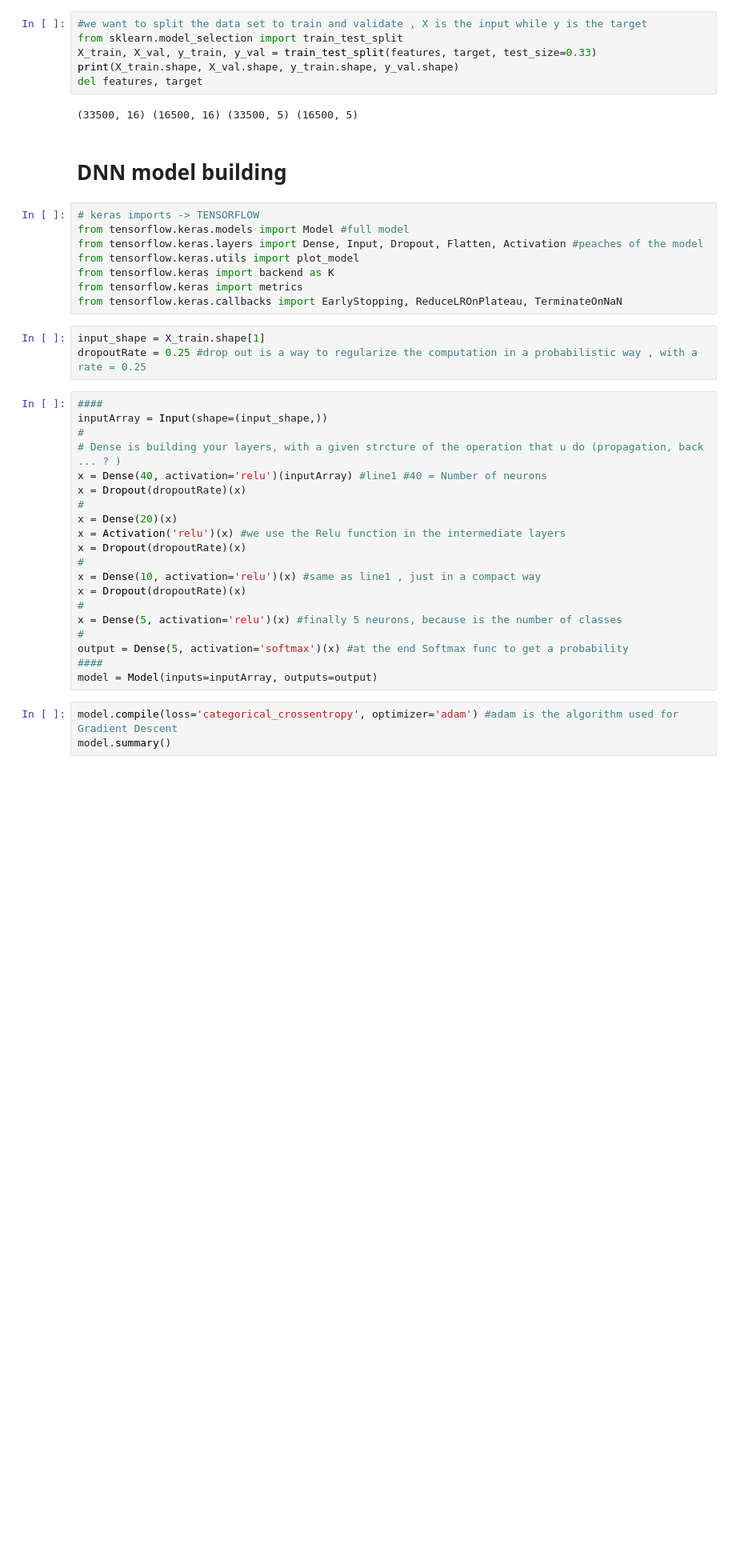
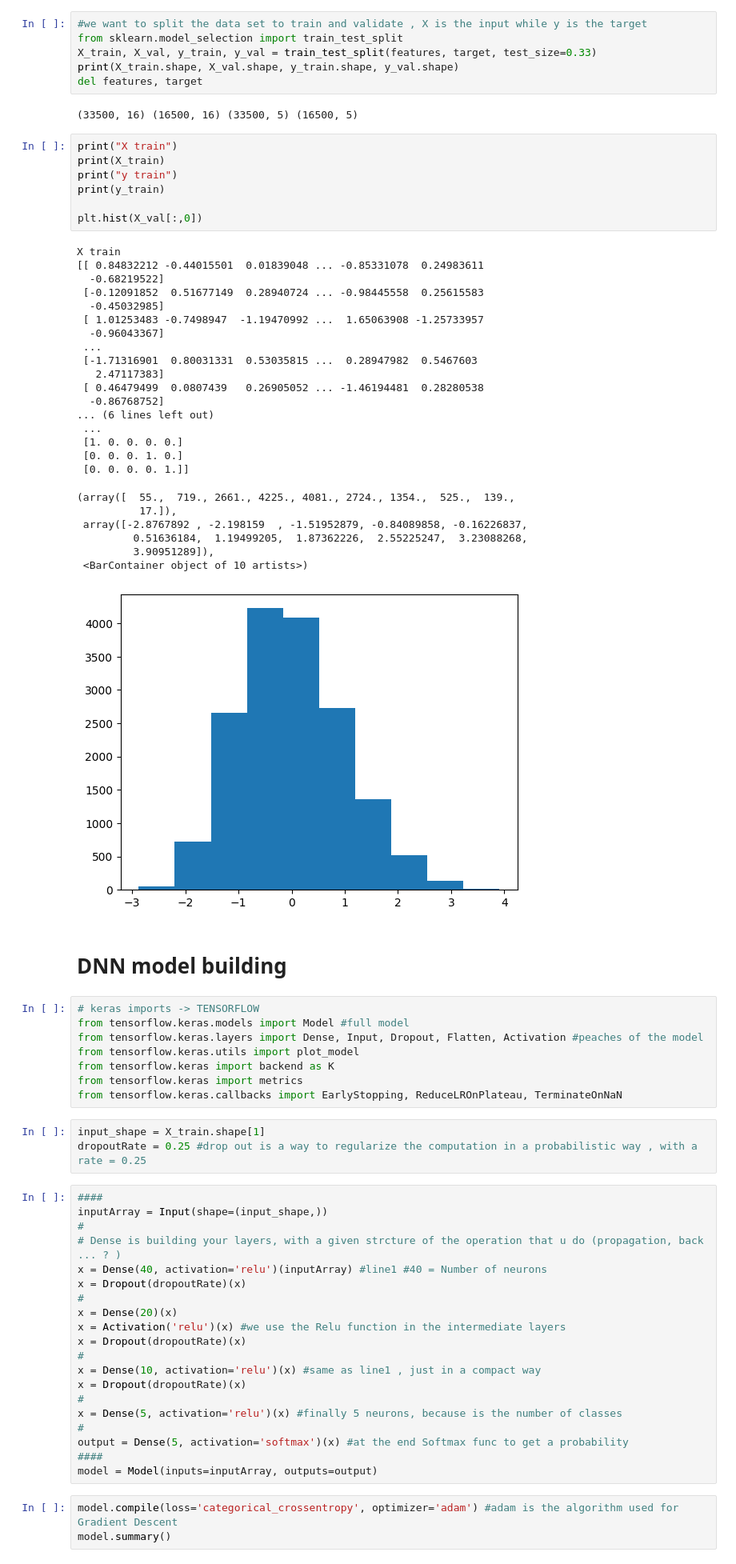
Before and after one commit to saricongi/ML_course_Pavia_23, a Jupyter notebook: neural-networks/2.JetTaggingMLP_copie.ipynb, the cells around one changed output. Shown at 80% size. Cells and saved outputs as stored; diff of their text form; blank space fills up the shorter version.

```diff
--- a/neural-networks/2.JetTaggingMLP_copie.ipynb
+++ b/neural-networks/2.JetTaggingMLP_copie.ipynb
@@ -94,6 +111,38 @@ print(X_train.shape, X_val.shape, y_train.shape, y_val.shape)
 del features, target
 # %% [output]
 (33500, 16) (16500, 16) (33500, 5) (16500, 5)
+# %%
+print("X train")
+print(X_train)
+print("y train")
+print(y_train)
+
+plt.hist(X_val[:,0])
+# %% [output]
+X train
+[[ 0.84832212 -0.44015501  0.01839048 ... -0.85331078  0.24983611
+  -0.68219522]
+ [-0.12091852  0.51677149  0.28940724 ... -0.98445558  0.25615583
+  -0.45032985]
+ [ 1.01253483 -0.7498947  -1.19470992 ...  1.65063908 -1.25733957
+  -0.96043367]
+ ...
+ [-1.71316901  0.80031331  0.53035815 ...  0.28947982  0.5467603
+   2.47117383]
+ [ 0.46479499  0.0807439   0.26905052 ... -1.46194481  0.28280538
+  -0.86768752]
+... (6 lines left out)
+ ...
+ [1. 0. 0. 0. 0.]
+ [0. 0. 0. 1. 0.]
+ [0. 0. 0. 0. 1.]]
+(array([  55.,  719., 2661., 4225., 4081., 2724., 1354.,  525.,  139.,
+          17.]),
+ array([-2.8767892 , -2.198159  , -1.51952879, -0.84089858, -0.16226837,
+         0.51636184,  1.19499205,  1.87362226,  2.55225247,  3.23088268,
+         3.90951289]),
+ <BarContainer object of 10 artists>)
+[figure, added]
 # %% [markdown]
 # DNN model building
 # %%
```
Also changed, not shown: parts of 6 cells of this notebook.
